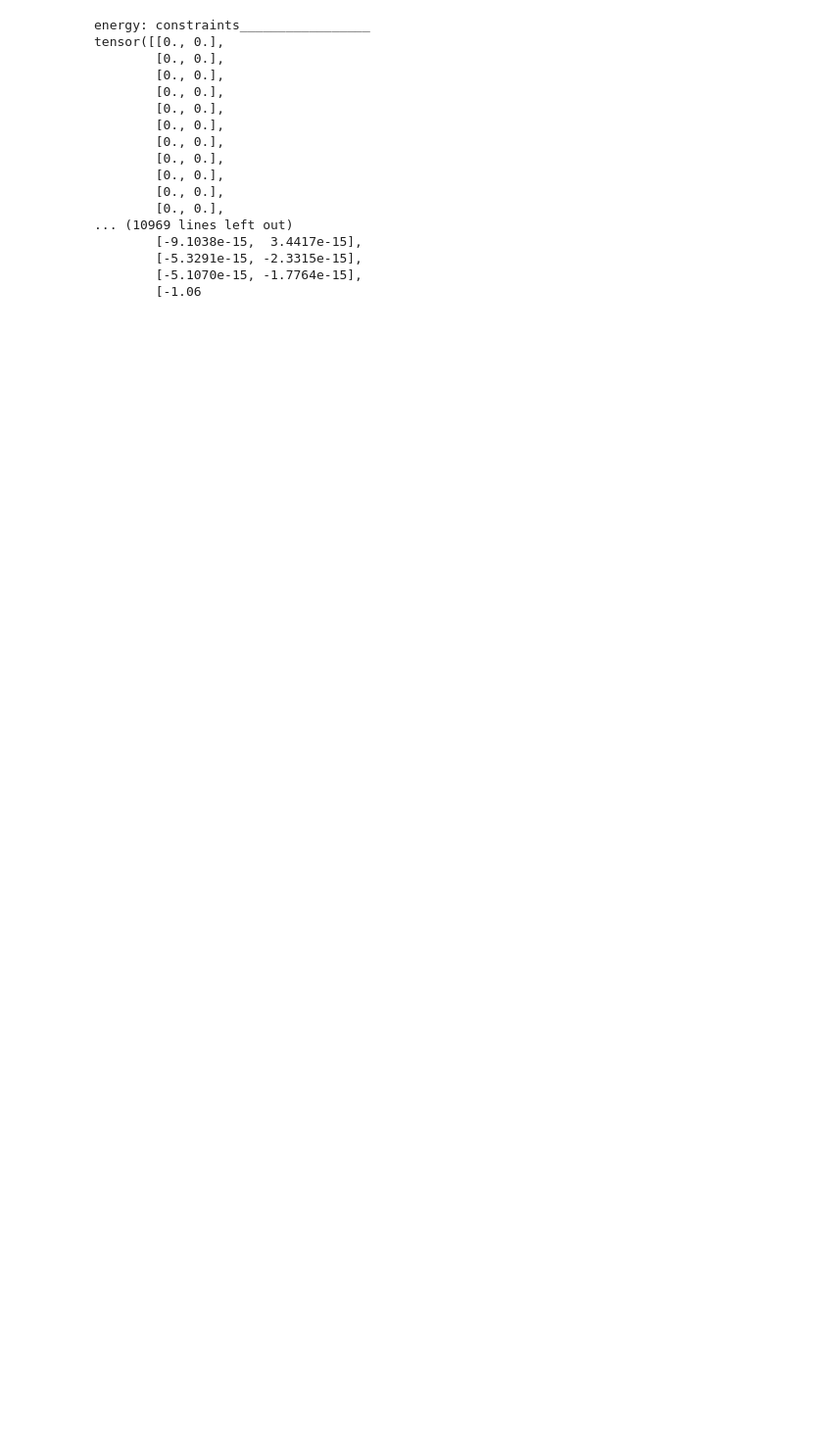
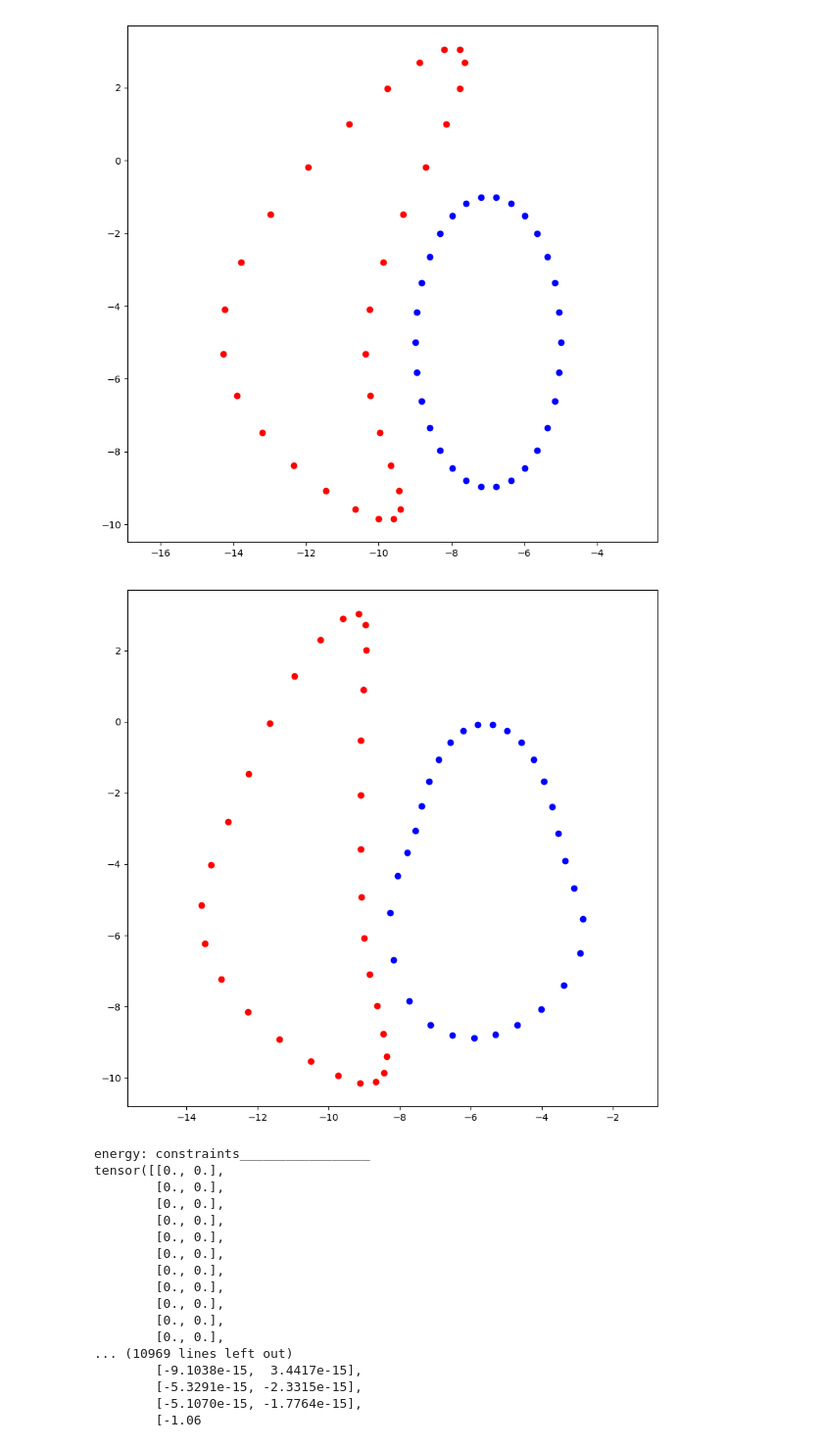
Before and after one commit to RosaKow/Masterthesis, a Jupyter notebook: defmod/Matching_movingOrgans.ipynb, the cells around one changed output. Shown at 98% size. Saved outputs shown, nothing was run; the diff lists cells and outputs as text; code cells hidden in the pictures; blank space fills up the shorter version.

```diff
--- a/defmod/Matching_movingOrgans.ipynb
+++ b/defmod/Matching_movingOrgans.ipynb
@@ -23,17 +23,20 @@ data()
 source = data.source
 target = data.target
 # %%
-plt.figure()
+fig_source = plt.figure(figsize = (10,10), dpi=100)
 plt.scatter(source[0][:, 0].detach().numpy(), source[0][:, 1].detach().numpy(), c='red')
 plt.scatter(source[1][:, 0].detach().numpy(), source[1][:, 1].detach().numpy(), c='blue')
 plt.axis('equal')
 
-plt.figure()
+fig_target = plt.figure(figsize = (10,10), dpi=100)
 plt.scatter(target[0][:, 0].detach().numpy(), target[0][:, 1].detach().numpy(), c='red')
 plt.scatter(target[1][:, 0].detach().numpy(), target[1][:, 1].detach().numpy(), c='blue')
 
 plt.axis('equal')
 plt.show()
+# %% [output]
+[figure, added]
+[figure, added]
 # %%
 modules = dm.multishape.MultiShapeModule([data.modules[0], data.modules[1]])
 modules.fill_controls_zero()
```
Also changed, not shown: parts of 4 cells of this notebook, 28 other files.
